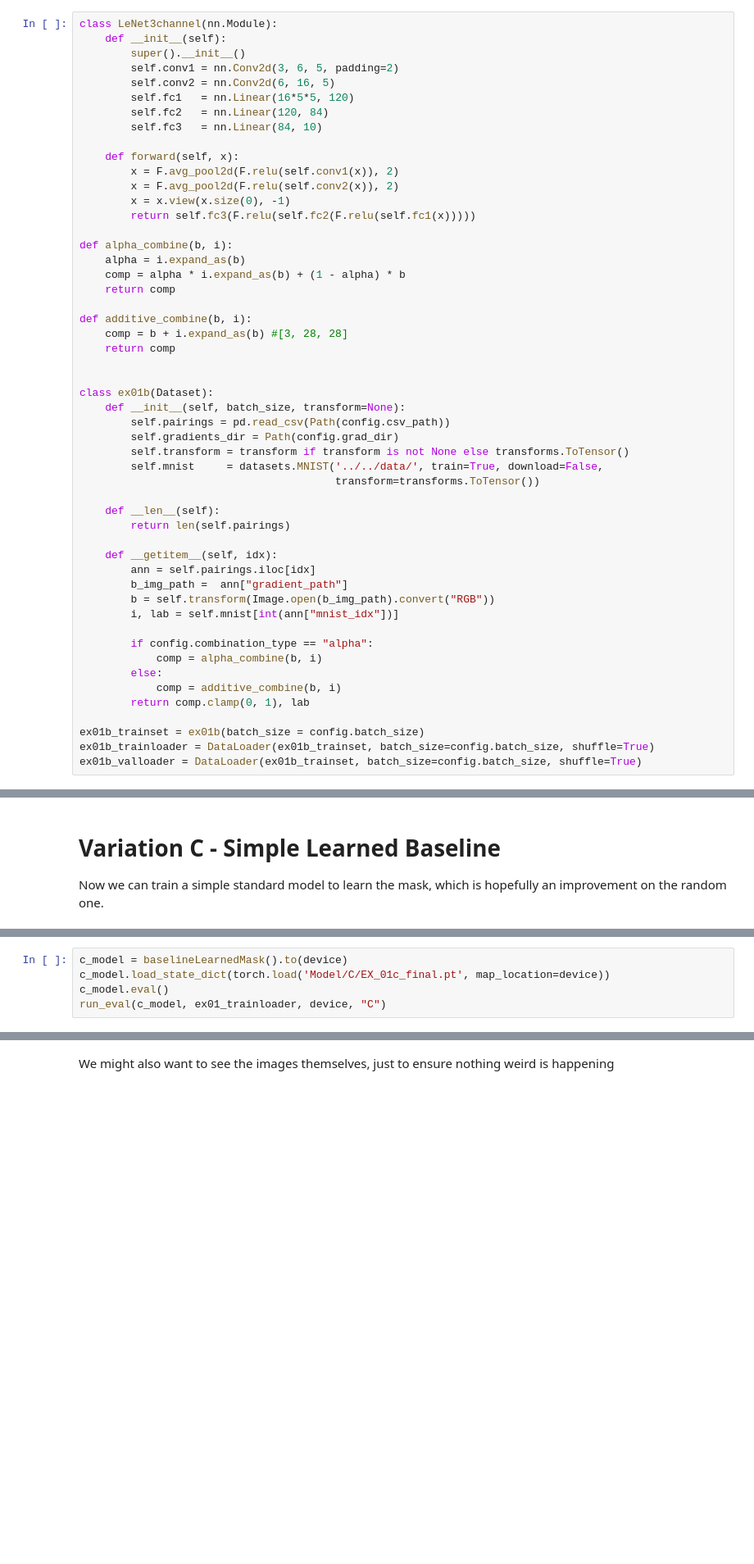
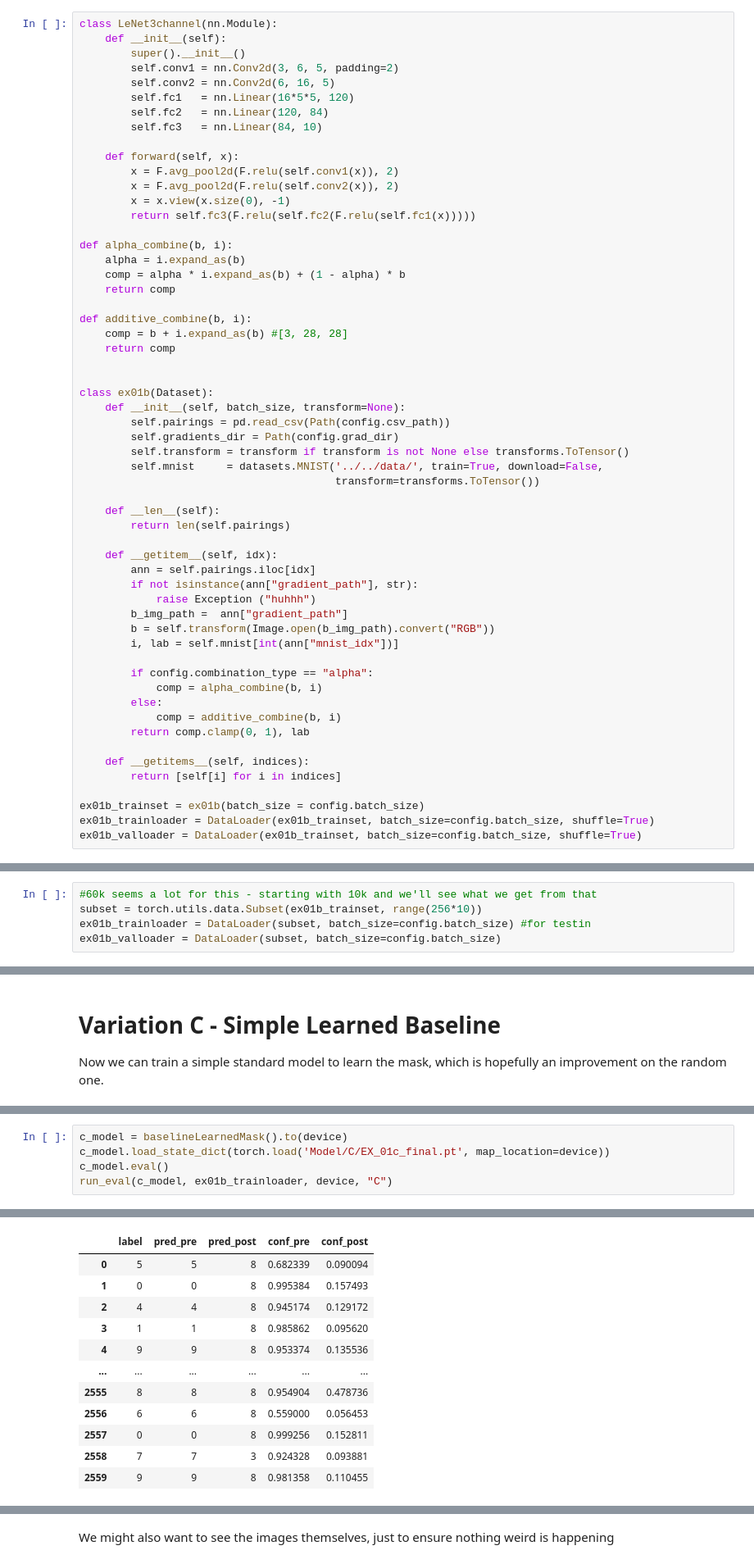
Before and after one commit to SodiKroehler/blur_obfuscation_project, a Jupyter notebook: Epic_1/EX_01/EX_01.ipynb, the cells around one changed output, grey strips where cells are left out. Shown at 82% size. Cells and saved outputs as stored; diff of their text form; blank space fills up the shorter version.

```diff
--- a/Epic_1/EX_01/EX_01.ipynb
+++ b/Epic_1/EX_01/EX_01.ipynb
@@ -135,6 +135,8 @@ class ex01b(Dataset):
 
     def __getitem__(self, idx):
         ann = self.pairings.iloc[idx]
+        if not isinstance(ann["gradient_path"], str):
+            raise Exception ("huhhh")
         b_img_path =  ann["gradient_path"]
         b = self.transform(Image.open(b_img_path).convert("RGB"))
         i, lab = self.mnist[int(ann["mnist_idx"])]
@@ -145,6 +147,9 @@ class ex01b(Dataset):
             comp = additive_combine(b, i)
         return comp.clamp(0, 1), lab
 
+    def __getitems__(self, indices):
+        return [self[i] for i in indices]
+
 ex01b_trainset = ex01b(batch_size = config.batch_size)
 ex01b_trainloader = DataLoader(ex01b_trainset, batch_size=config.batch_size, shuffle=True)
 ex01b_valloader = DataLoader(ex01b_trainset, batch_size=config.batch_size, shuffle=True)
@@ -261,3 +228,8 @@ Num training pairs:  600000
+# %%
+#60k seems a lot for this - starting with 10k and we'll see what we get from that
+subset = torch.utils.data.Subset(ex01b_trainset, range(256*10))
+ex01b_trainloader = DataLoader(subset, batch_size=config.batch_size) #for testin
+ex01b_valloader = DataLoader(subset, batch_size=config.batch_size)
 # %%
 # ── DUMMY MODEL ───────────────────────────────────────────────────────────────
 # no layers — just applies a box blur and passes through
@@ -444,4 +474,5 @@ def run_eval(model, loader, device, variation):
 c_model = baselineLearnedMask().to(device)
 c_model.load_state_dict(torch.load('Model/C/EX_01c_final.pt', map_location=device))
 c_model.eval()
-run_eval(c_model, ex01_trainloader, device, "C")
+run_eval(c_model, ex01b_trainloader, device, "C")
+# %% [output]
@@ -447,0 +496,12 @@ run_eval(c_model, ex01_trainloader, device, "C")
+|  | label | pred_pre | pred_post | conf_pre | conf_post |
+| 0 | 5 | 5 | 8 | 0.682339 | 0.090094 |
+| 1 | 0 | 0 | 8 | 0.995384 | 0.157493 |
+| 2 | 4 | 4 | 8 | 0.945174 | 0.129172 |
+| 3 | 1 | 1 | 8 | 0.985862 | 0.095620 |
+| 4 | 9 | 9 | 8 | 0.953374 | 0.135536 |
+| ... | ... | ... | ... | ... | ... |
+| 2555 | 8 | 8 | 8 | 0.954904 | 0.478736 |
+| 2556 | 6 | 6 | 8 | 0.559000 | 0.056453 |
+| 2557 | 0 | 0 | 8 | 0.999256 | 0.152811 |
+| 2558 | 7 | 7 | 3 | 0.924328 | 0.093881 |
+| 2559 | 9 | 9 | 8 | 0.981358 | 0.110455 |
```
Also changed, not shown: parts of 11 cells of this notebook, 6 other files.
